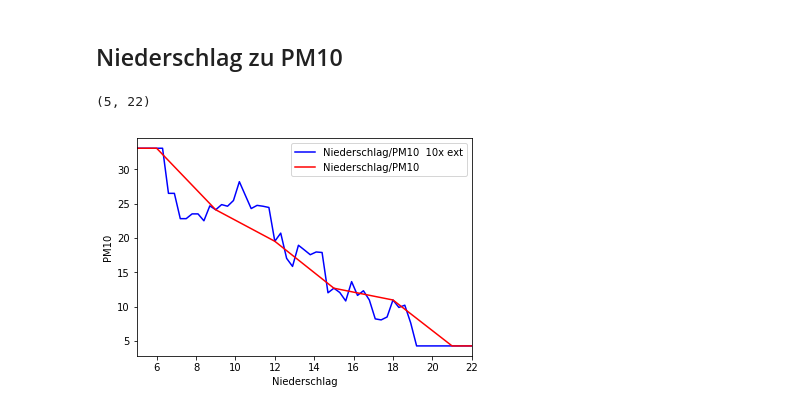
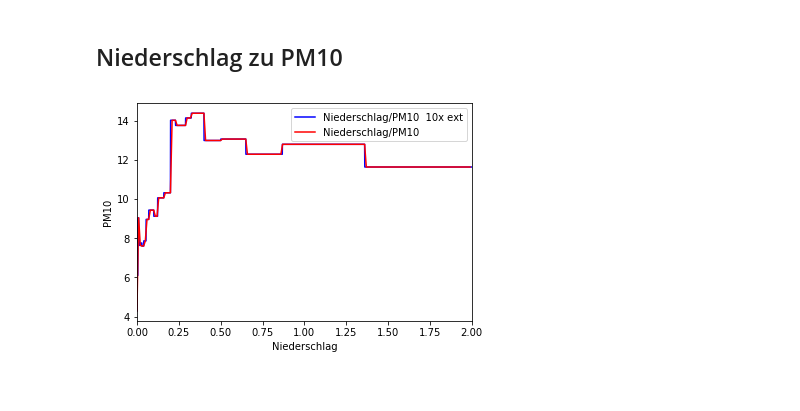
Before and after one commit to jmoehler/ParticularMatterAnalysis, a Jupyter notebook: notebooks/regressions/RegressionAllUsefullParams.ipynb, the cells around one changed output. Cells and saved outputs as stored; diff of their text form; code cells hidden in the pictures.

```diff
--- a/notebooks/regressions/RegressionAllUsefullParams.ipynb
+++ b/notebooks/regressions/RegressionAllUsefullParams.ipynb
@@ -412,35 +416,37 @@ axes.set_xlim([955,1015])
 # %%
 niedDi     = []
 niedX      = []
 
-for X in np.arange(0,33,0.3):
+for X in np.arange(0,2,0.001):
     date3 = 1559370600.0
     modPred = bestModel.predict([[date3,15,30,20,1010,X]])
     stri = float(modPred)
     niedDi.append(stri)
     niedX.append(X)
 
 #print("niedDi: %s" %(niedDi))
 
 niedDi2     = []
 niedX2      = []
 
-for X in np.arange(0,33,3):
+for X in np.arange(0,2,0.01):
     date3 = 1559370600.0
     modPred = bestModel.predict([[date3,15,30,20,1010,X]])
     stri = float(modPred)
     niedDi2.append(stri)
     niedX2.append(X)
 
 
-plt.plot(niedX, druckDi, color= "blue")
-plt.plot(niedX2, druckDi2, color= "red")
+plt.plot(niedX, niedDi, color= "blue")
+plt.plot(niedX2, niedDi2, color= "red")
 plt.legend(['Niederschlag/PM10  10x ext', 'Niederschlag/PM10'], loc=1)
 plt.xlabel("Niederschlag")
 plt.ylabel("PM10")
 
 axes = plt.gca()
-axes.set_xlim([5,22])
+axes.set_xlim([0,2])
+
+
+plt.savefig("niedToPM10.svg")
 # %% [output]
-(5, 22)
-[figure, old version]
+[figure, new version]
```
Also changed, not shown: parts of 5 cells of this notebook, 15 other files.
